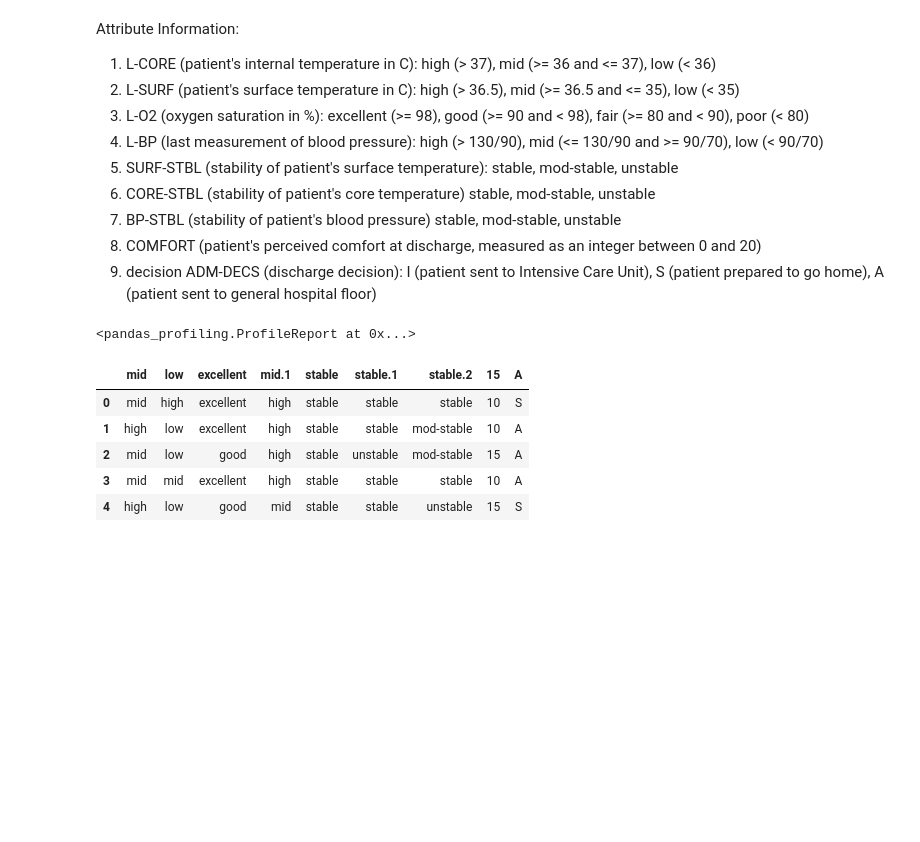
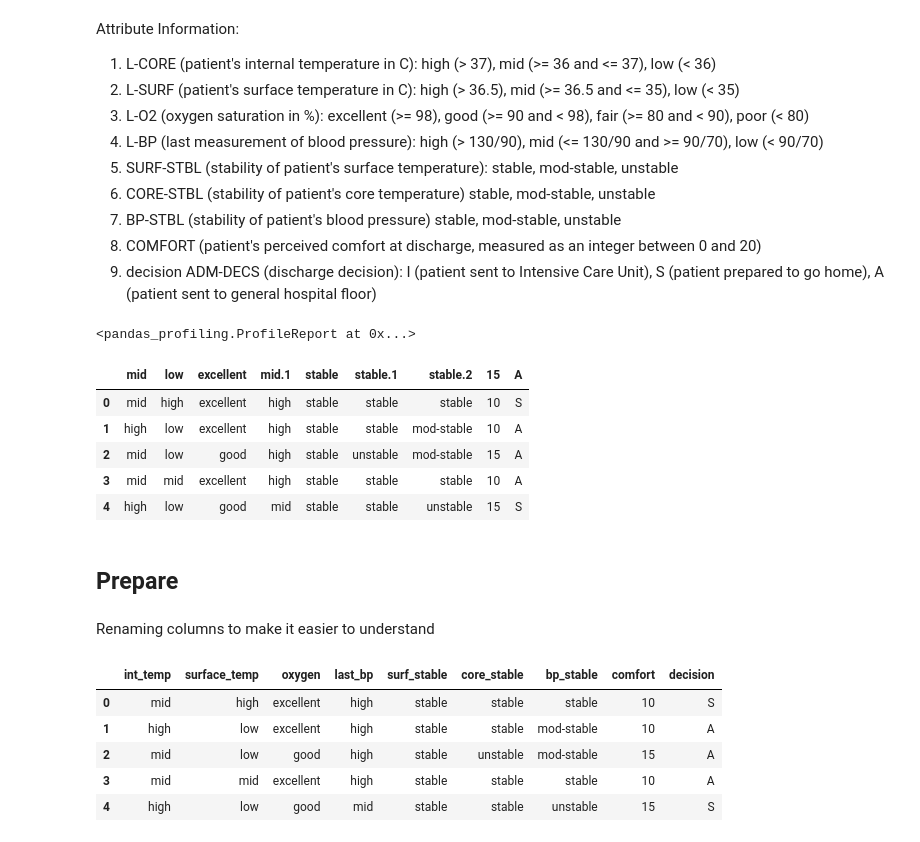
Before and after one commit to ksanmiguel10/projects, a Jupyter notebook: post_operative/post_op_acquire_prep.ipynb, the cells around one changed output. Saved outputs shown, nothing was run; the diff lists cells and outputs as text; code cells hidden in the pictures; blank space fills up the shorter version.

```diff
--- a/post_operative/post_op_acquire_prep.ipynb
+++ b/post_operative/post_op_acquire_prep.ipynb
@@ -50,3 +53,7 @@ df.head()
 | 2 | mid | low | good | high | stable | unstable | mod-stable | 15 | A |
 | 3 | mid | mid | excellent | high | stable | stable | stable | 10 | A |
 | 4 | high | low | good | mid | stable | stable | unstable | 15 | S |
+# %% [markdown]
+## Prepare
+# %% [markdown]
+Renaming columns to make it easier to understand
@@ -52,0 +62,9 @@ df.head()
+# %%
+df.head()
+# %% [output]
+|  | int_temp | surface_temp | oxygen | last_bp | surf_stable | core_stable | bp_stable | comfort | decision |
+| 0 | mid | high | excellent | high | stable | stable | stable | 10 | S |
+| 1 | high | low | excellent | high | stable | stable | mod-stable | 10 | A |
+| 2 | mid | low | good | high | stable | unstable | mod-stable | 15 | A |
+| 3 | mid | mid | excellent | high | stable | stable | stable | 10 | A |
+| 4 | high | low | good | mid | stable | stable | unstable | 15 | S |
```
Also changed, not shown: parts of 13 cells of this notebook.
